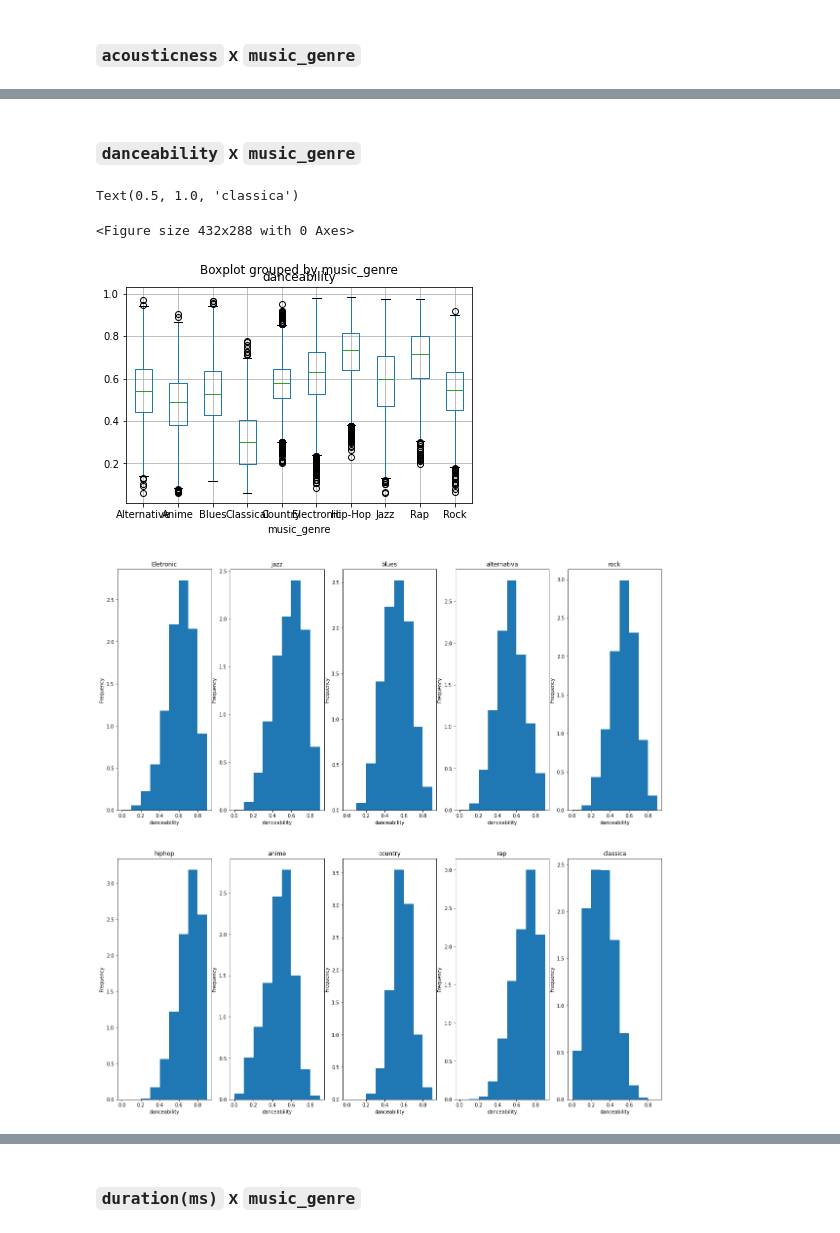
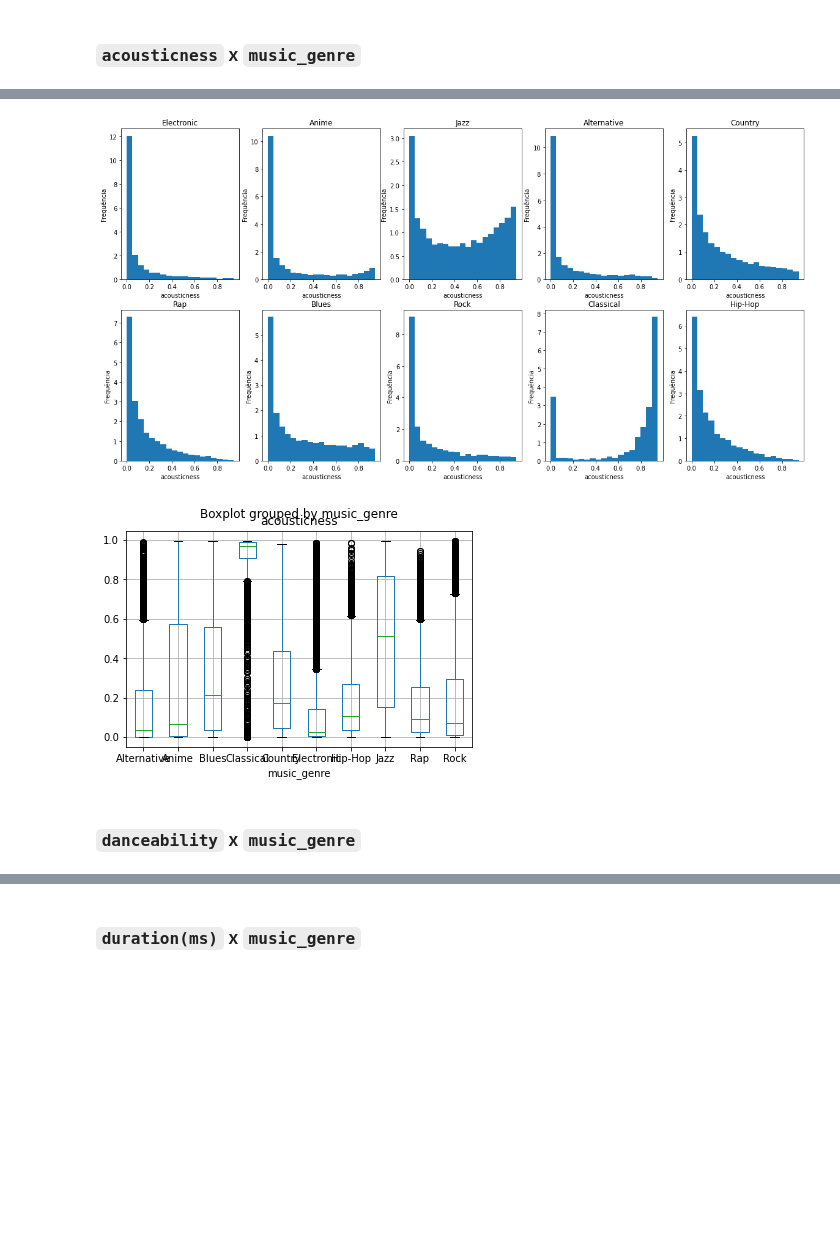
Before and after one commit to Gabriela321733/Projeto_2_Cdados, a Jupyter notebook: dados.ipynb, the cells around one changed output, grey strips where cells are left out. Cells and saved outputs as stored; diff of their text form; code cells hidden in the pictures; blank space fills up the shorter version.

```diff
--- a/dados.ipynb
+++ b/dados.ipynb
@@ -240,72 +133,9 @@ plt.show()
+# %%
+feature = 'acousticness'
+histogramas(feature);
+df.boxplot(column=feature, by='music_genre');
+# %% [output]
+[figure, added]
+[figure, added]
 # %% [markdown]
 ### `danceability` x `music_genre`
-# %%
-plt.figure()
-boxplot = df.boxplot(column='danceability', by='music_genre')
-# plot a histogram of the danceability and aply the density function and label the axis
-faixa = np.arange(0, 1, 0.1)
-plt.figure(figsize=(20,20))
-plt.subplot(2,5,1)
-plt.hist(eletronic['danceability'],bins= faixa, density=True, label='acousticness')
-plt.xlabel('danceability')
-plt.ylabel('Frequency')
-plt.title('Eletronic')
-plt.subplot(2,5,2)
-faixa = np.arange(0, 1, 0.1)
-plt.hist(jazz['danceability'],bins= faixa, density=True, label='acousticness')
-plt.xlabel('danceability')
-plt.ylabel('Frequency')
-plt.title('jazz')
-plt.subplot(2,5,3)
-faixa = np.arange(0, 1, 0.1)
-plt.hist(Blues['danceability'],bins= faixa, density=True, label='acousticness')
-plt.xlabel('danceability')
-plt.ylabel('Frequency')
-plt.title('blues')
-plt.subplot(2,5,4)
-faixa = np.arange(0, 1, 0.1)
-plt.hist(Alternative['danceability'],bins= faixa, density=True, label='acousticness')
-plt.xlabel('danceability')
-plt.ylabel('Frequency')
-plt.title('alternativa')
-plt.subplot(2,5,5)
-faixa = np.arange(0, 1, 0.1)
-plt.hist(rock['danceability'],bins= faixa, density=True, label='acousticness')
-plt.xlabel('danceability')
-plt.ylabel('Frequency')
-plt.title('rock')
-plt.subplot(2,5,6)
-faixa = np.arange(0, 1, 0.1)
-plt.hist(hiphop['danceability'],bins= faixa, density=True, label='acousticness')
-plt.xlabel('danceability')
-plt.ylabel('Frequency')
-plt.title('hiphop')
-plt.subplot(2,5,7)
-faixa = np.arange(0, 1, 0.1)
-plt.hist(anime['danceability'],bins= faixa, density=True, label='acousticness')
-plt.xlabel('danceability')
-plt.ylabel('Frequency')
-plt.title('anime')
-plt.subplot(2,5,8)
-faixa = np.arange(0, 1, 0.1)
-plt.hist(country['danceability'],bins= faixa, density=True, label='acousticness')
-plt.xlabel('danceability')
-plt.ylabel('Frequency')
-plt.title('country')
-plt.subplot(2,5,9)
-faixa = np.arange(0, 1, 0.1)
-plt.hist(rap['danceability'],bins= faixa, density=True, label='acousticness')
-plt.xlabel('danceability')
-plt.ylabel('Frequency')
-plt.title('rap')
-plt.subplot(2,5,10)
-faixa = np.arange(0, 1, 0.1)
-plt.hist(classica['danceability'],bins= faixa, density=True, label='acousticness')
-plt.xlabel('danceability')
-plt.ylabel('Frequency')
-plt.title('classica')
-# %% [output]
-Text(0.5, 1.0, 'classica')
-<Figure size 432x288 with 0 Axes>
-[figure, removed]
-[figure, removed]
```
Also changed, not shown: parts of 26 cells of this notebook.
